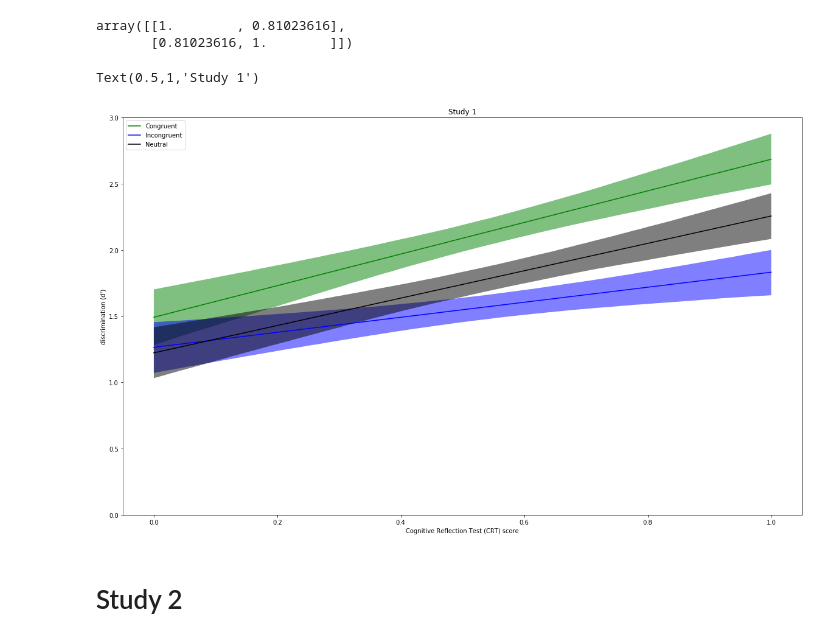
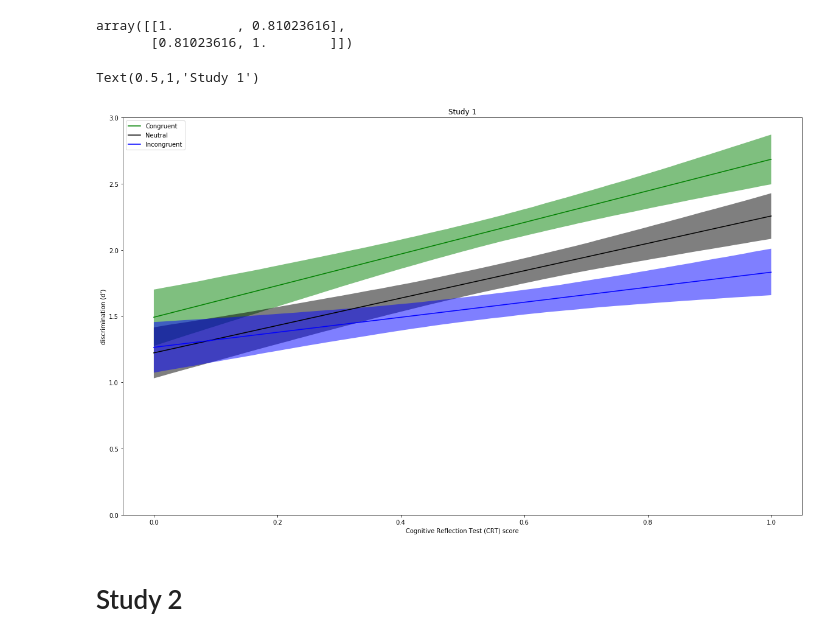
Before and after one commit to tomstafford/pennycook2018, a Jupyter notebook: pennycook2018_reanalysis.ipynb, the cells around one changed output. Saved outputs shown, nothing was run; the diff lists cells and outputs as text; code cells hidden in the pictures.

```diff
--- a/pennycook2018_reanalysis.ipynb
+++ b/pennycook2018_reanalysis.ipynb
@@ -210,38 +210,38 @@ f = lambda x, *p: np.polyval(p, x) #our underlying model is a general polynomial
 plt.clf()
 
 #loop through three conditions
-for cond,condlabel,colour in zip(['C','I','N'],['Congruent','Incongruent','Neutral'],['green','blue','black']):
+for cond,condlabel,colour in zip(['C','N','I'],['Congruent','Neutral','Incongruent'],['green','black','blue']):
 
     x = df_wide['CRT']
     y = df_wide[cond]
 
     p, cov = curve_fit(f, x, y, [1, 1]) #first order fit = linear regression
 
     xi = np.linspace(np.min(x), np.max(x), 100)
     ps = np.random.multivariate_normal(p, cov, 10000) #assume that the fit (p, cov) represents a normal distribution and sample from it
     ysample = np.asarray([f(xi, *pi) for pi in ps])
     lower = np.percentile(ysample, 2.5, axis=0) # selecting the lower and upper 2.5% quantiles:
     upper = np.percentile(ysample, 97.5, axis=0)
 
     # regression estimate line
     y_fit = np.poly1d(p)(xi)
     # same as
     # y_fit2 = xi*p[0]+p[1]
     # plot
 
     #plt.plot(x, y, 'bo') #don't plot individual points
     plt.plot(xi, y_fit, '-',color=colour,label=condlabel)
     plt.fill_between(xi, lower, upper, facecolor=colour, alpha=0.5)
 
 
 plt.legend(loc=2)
 plt.ylim([0,3])
 plt.xlabel('Cognitive Reflection Test (CRT) score')
 plt.ylabel('discrimination (d\')')
 plt.title('Study 1')
 # %% [output]
 Text(0.5,1,'Study 1')
-[figure, old version]
+[figure, new version]
 # %% [markdown]
 # Study 2
 # %%
```
Also changed, not shown: 5 other files.
